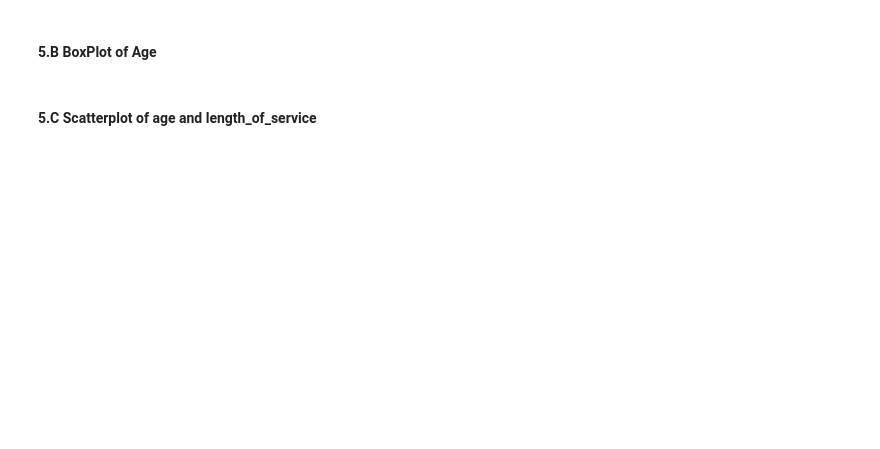
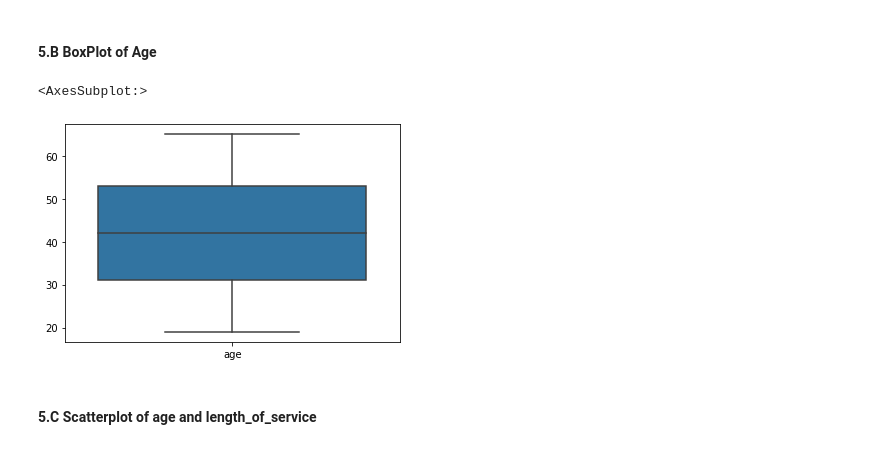
Before and after one commit to tdnam/ds, a Jupyter notebook: w1/lab1/Lab 1.2.2 Pandas Lab.ipynb, the cells around one changed output. Drawn from its saved outputs; the diff is of its cells as text; code cells hidden in the pictures; blank space fills up the shorter version.

```diff
--- a/w1/lab1/Lab 1.2.2 Pandas Lab.ipynb
+++ b/w1/lab1/Lab 1.2.2 Pandas Lab.ipynb
@@ -225,2 +356,10 @@ Find count, mean, std, min, max of of all columns of dataframe
+# %%
+# A:
+import seaborn as sns
+
+sns.boxplot(data=age)
+# %% [output]
+<AxesSubplot:>
+[figure, added]
 # %% [markdown]
 #### 5.C Scatterplot of age and length_of_service
```
Also changed, not shown: parts of 25 cells of this notebook, 1 other file.
